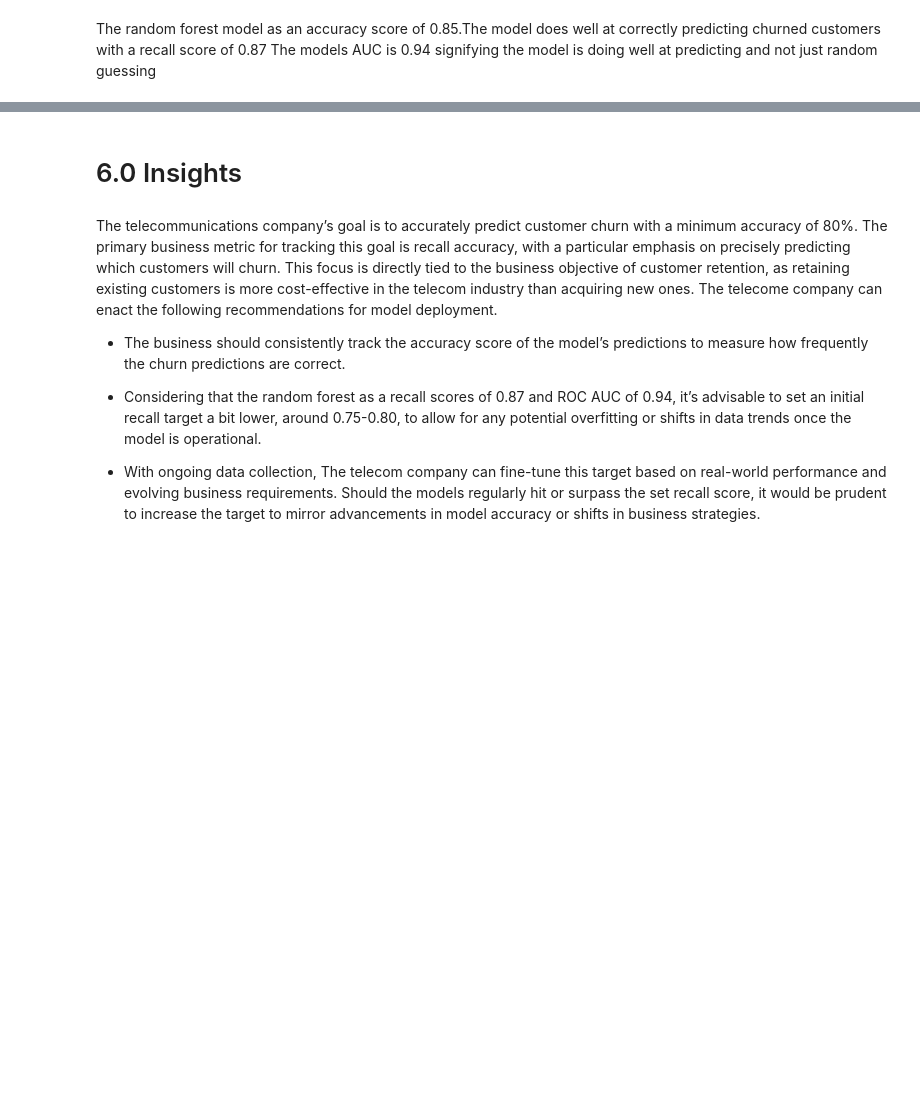
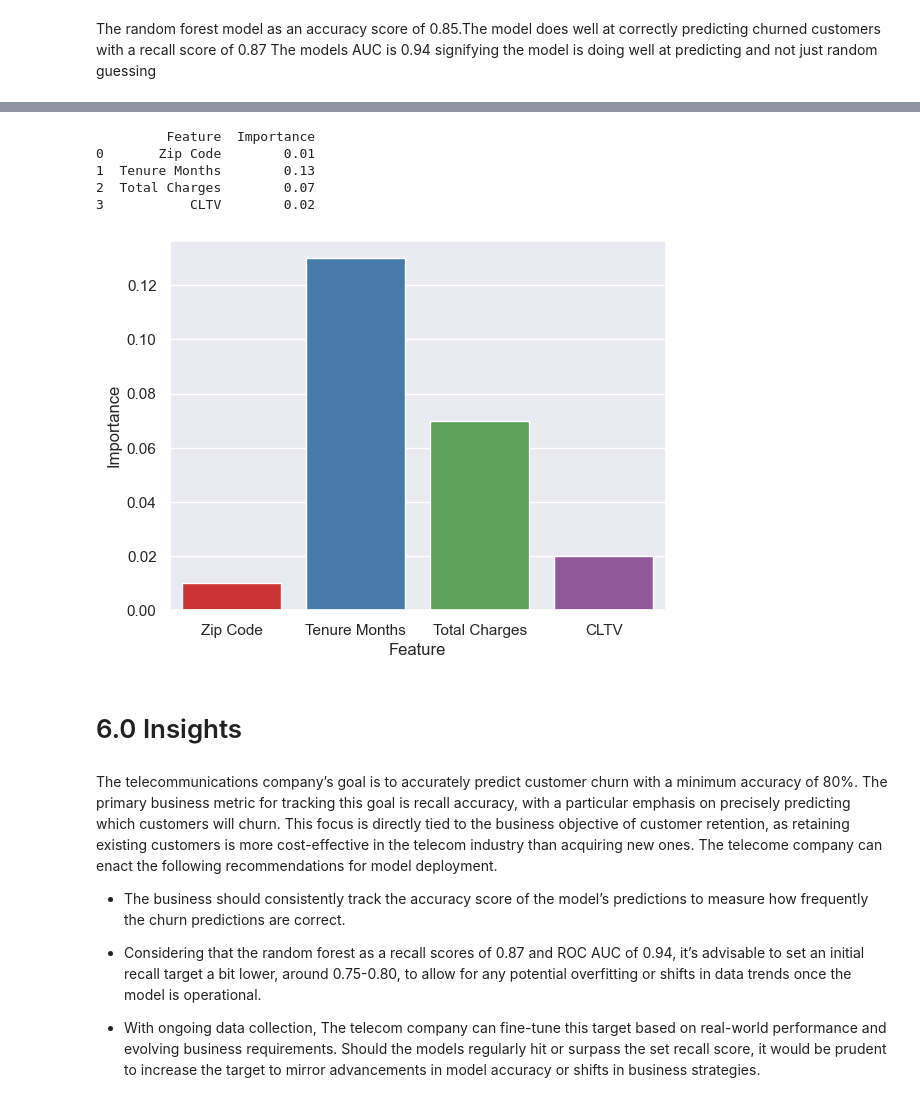
Before and after one commit to SaliuA/Customer_churn_prediction, a Jupyter notebook: notebook .ipynb, the cells around one changed output, grey strips where cells are left out. Cells and saved outputs as stored; diff of their text form; code cells hidden in the pictures; blank space fills up the shorter version.

```diff
--- a/notebook .ipynb
+++ b/notebook .ipynb
@@ -856,0 +873,5 @@ The models AUC is 0.94 signifying the model is doing well at predicting and not
+# %%
+rfe = RFE(estimator=RandomForestClassifier(),
+n_features_to_select=4, verbose=1)
+rfe.fit(X_train_sm,y_train_sm)
+print(accuracy_score(y_test_sm, rfe.predict(X_test_sm)))
@@ -857,3 +897,21 @@ The models AUC is 0.94 signifying the model is doing well at predicting and not
+# %%
+# Create a DataFrame with the selected features and their importance values
+importance = pd.DataFrame({
+    'Feature': X.columns[rfe.support_],
+    'Importance': rf.feature_importances_[rfe.support_].round(2)
+})
+
+print(importance)
+
+sns.barplot(x='Feature', y='Importance',data=importance,palette="Set1")
+plt.show()
+# %% [output]
+         Feature  Importance
+0       Zip Code        0.01
+1  Tenure Months        0.13
+2  Total Charges        0.07
+3           CLTV        0.02
+[figure, added]
 # %% [markdown]
 # 6.0 Insights
 # %% [markdown]
```
Also changed, not shown: parts of 7 cells of this notebook.
